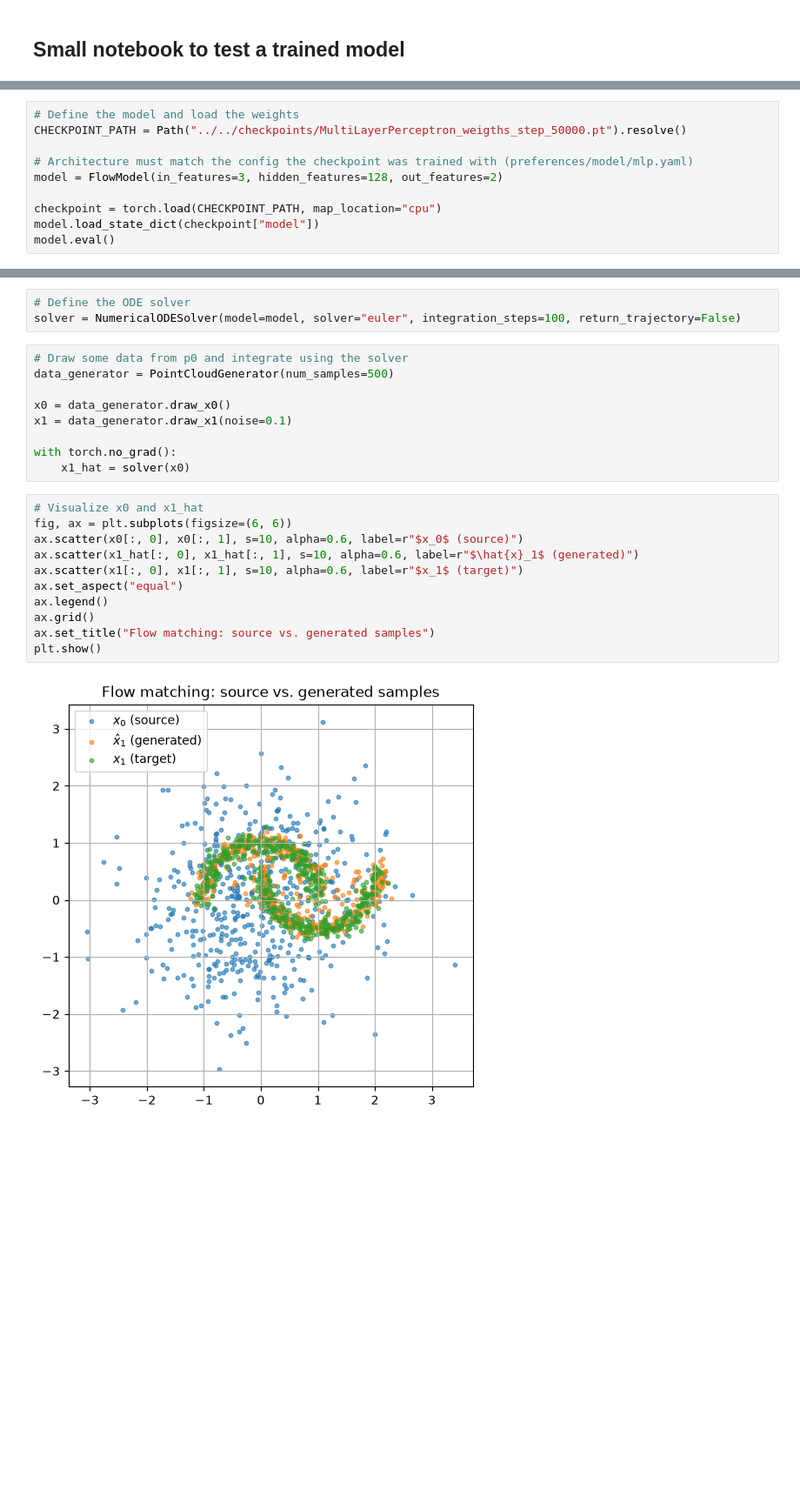
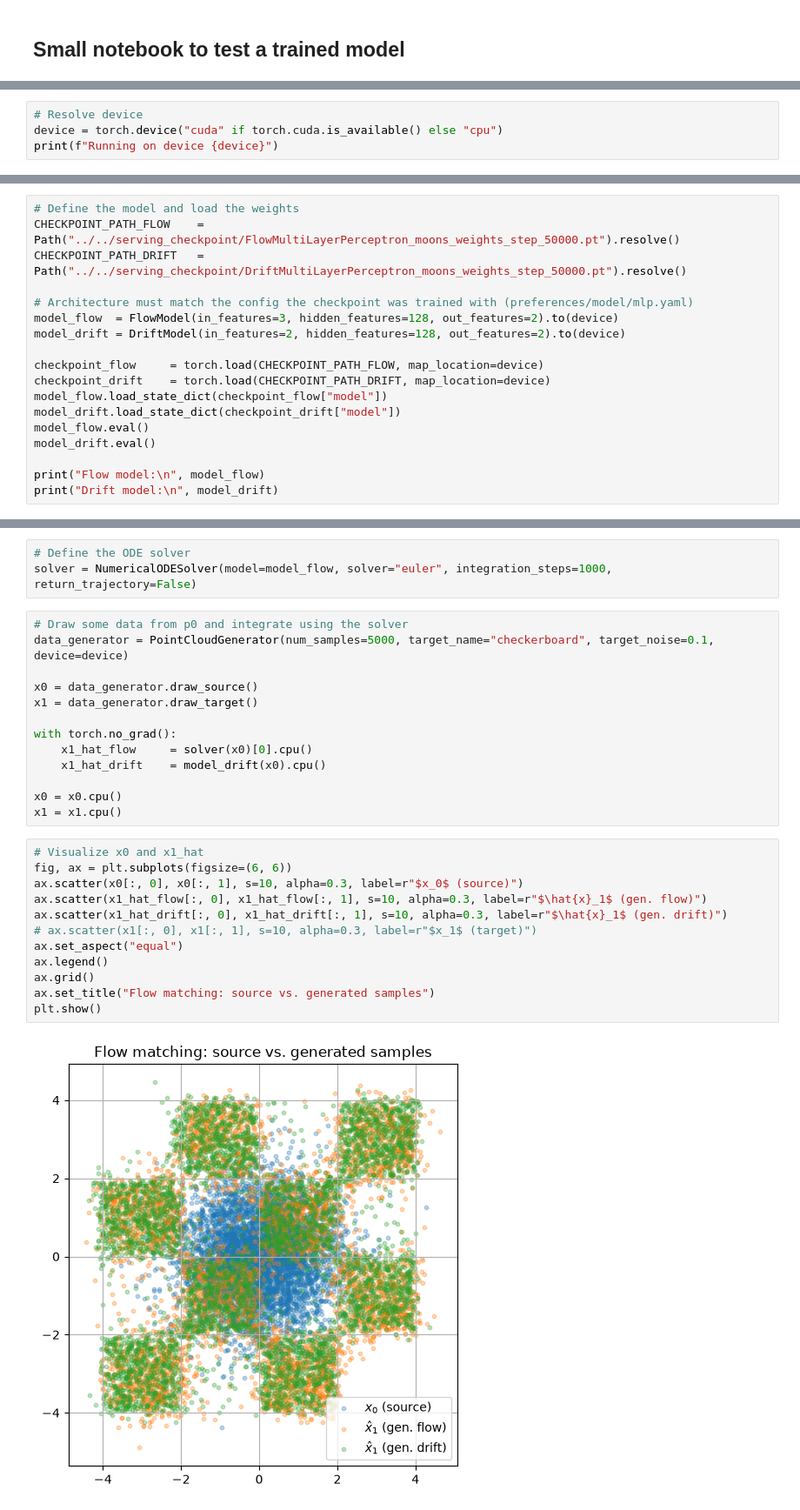
Before and after one commit to Veit21/ChemNetwork, a Jupyter notebook: chemnetwork/models/visualize_model.ipynb, the cells around one changed output, grey strips where cells are left out. Shown at 87% size. Saved outputs shown, nothing was run; the diff lists cells and outputs as text; blank space fills up the shorter version.

```diff
--- a/chemnetwork/models/visualize_model.ipynb
+++ b/chemnetwork/models/visualize_model.ipynb
@@ -14 +16,5 @@ from models.flow_matching import FlowModel, NumericalODESolver
 from data.point_clouds import PointCloudGenerator
+# %%
+# Resolve device
+device = torch.device("cuda" if torch.cuda.is_available() else "cpu")
+print(f"Running on device {device}")
@@ -15,11 +23,19 @@ from data.point_clouds import PointCloudGenerator
 # %%
 # Define the model and load the weights
-CHECKPOINT_PATH = Path("../../checkpoints/MultiLayerPerceptron_weigths_step_50000.pt").resolve()
+CHECKPOINT_PATH_FLOW    = Path("../../serving_checkpoint/FlowMultiLayerPerceptron_moons_weights_step_50000.pt").resolve()
+CHECKPOINT_PATH_DRIFT   = Path("../../serving_checkpoint/DriftMultiLayerPerceptron_moons_weights_step_50000.pt").resolve()
 
 # Architecture must match the config the checkpoint was trained with (preferences/model/mlp.yaml)
-model = FlowModel(in_features=3, hidden_features=128, out_features=2)
+model_flow  = FlowModel(in_features=3, hidden_features=128, out_features=2).to(device)
+model_drift = DriftModel(in_features=2, hidden_features=128, out_features=2).to(device)
 
-checkpoint = torch.load(CHECKPOINT_PATH, map_location="cpu")
-model.load_state_dict(checkpoint["model"])
-model.eval()
+checkpoint_flow     = torch.load(CHECKPOINT_PATH_FLOW, map_location=device)
+checkpoint_drift    = torch.load(CHECKPOINT_PATH_DRIFT, map_location=device)
+model_flow.load_state_dict(checkpoint_flow["model"])
+model_drift.load_state_dict(checkpoint_drift["model"])
+model_flow.eval()
+model_drift.eval()
+
+print("Flow model:\n", model_flow)
+print("Drift model:\n", model_drift)
 # %% [output]
@@ -37,25 +59,30 @@ FlowModel(
 # %%
 # Define the ODE solver
-solver = NumericalODESolver(model=model, solver="euler", integration_steps=100, return_trajectory=False)
+solver = NumericalODESolver(model=model_flow, solver="euler", integration_steps=1000, return_trajectory=False)
 # %%
 # Draw some data from p0 and integrate using the solver
-data_generator = PointCloudGenerator(num_samples=500)
+data_generator = PointCloudGenerator(num_samples=5000, target_name="checkerboard", target_noise=0.1, device=device)
 
-x0 = data_generator.draw_x0()
-x1 = data_generator.draw_x1(noise=0.1)
+x0 = data_generator.draw_source()
+x1 = data_generator.draw_target()
 
 with torch.no_grad():
-    x1_hat = solver(x0)
+    x1_hat_flow     = solver(x0)[0].cpu()
+    x1_hat_drift    = model_drift(x0).cpu()
+
+x0 = x0.cpu()
+x1 = x1.cpu()
 # %%
 # Visualize x0 and x1_hat
 fig, ax = plt.subplots(figsize=(6, 6))
-ax.scatter(x0[:, 0], x0[:, 1], s=10, alpha=0.6, label=r"$x_0$ (source)")
-ax.scatter(x1_hat[:, 0], x1_hat[:, 1], s=10, alpha=0.6, label=r"$\hat{x}_1$ (generated)")
-ax.scatter(x1[:, 0], x1[:, 1], s=10, alpha=0.6, label=r"$x_1$ (target)")
+ax.scatter(x0[:, 0], x0[:, 1], s=10, alpha=0.3, label=r"$x_0$ (source)")
+ax.scatter(x1_hat_flow[:, 0], x1_hat_flow[:, 1], s=10, alpha=0.3, label=r"$\hat{x}_1$ (gen. flow)")
+ax.scatter(x1_hat_drift[:, 0], x1_hat_drift[:, 1], s=10, alpha=0.3, label=r"$\hat{x}_1$ (gen. drift)")
+# ax.scatter(x1[:, 0], x1[:, 1], s=10, alpha=0.3, label=r"$x_1$ (target)")
 ax.set_aspect("equal")
 ax.legend()
 ax.grid()
 ax.set_title("Flow matching: source vs. generated samples")
 plt.show()
 # %% [output]
-[figure, old version]
+[figure, new version]
```
Also changed, not shown: parts of 7 cells of this notebook, 19 other files.
